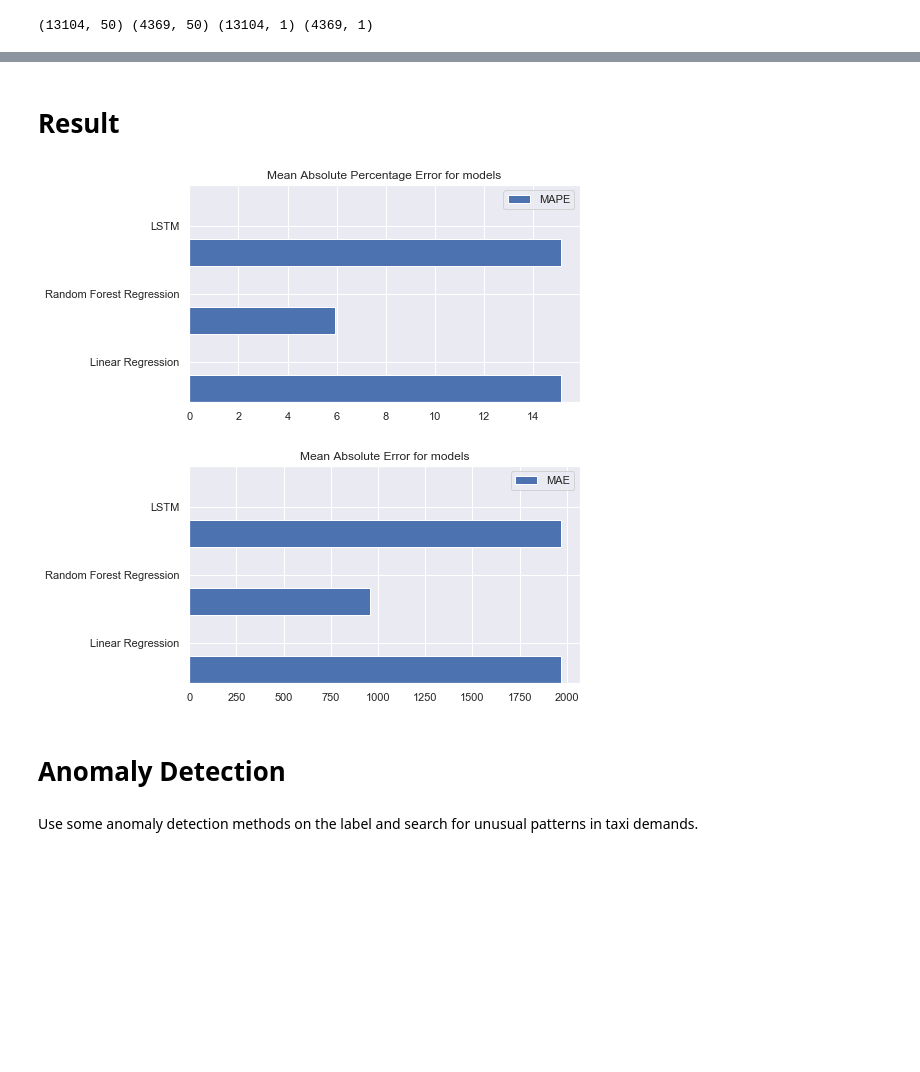
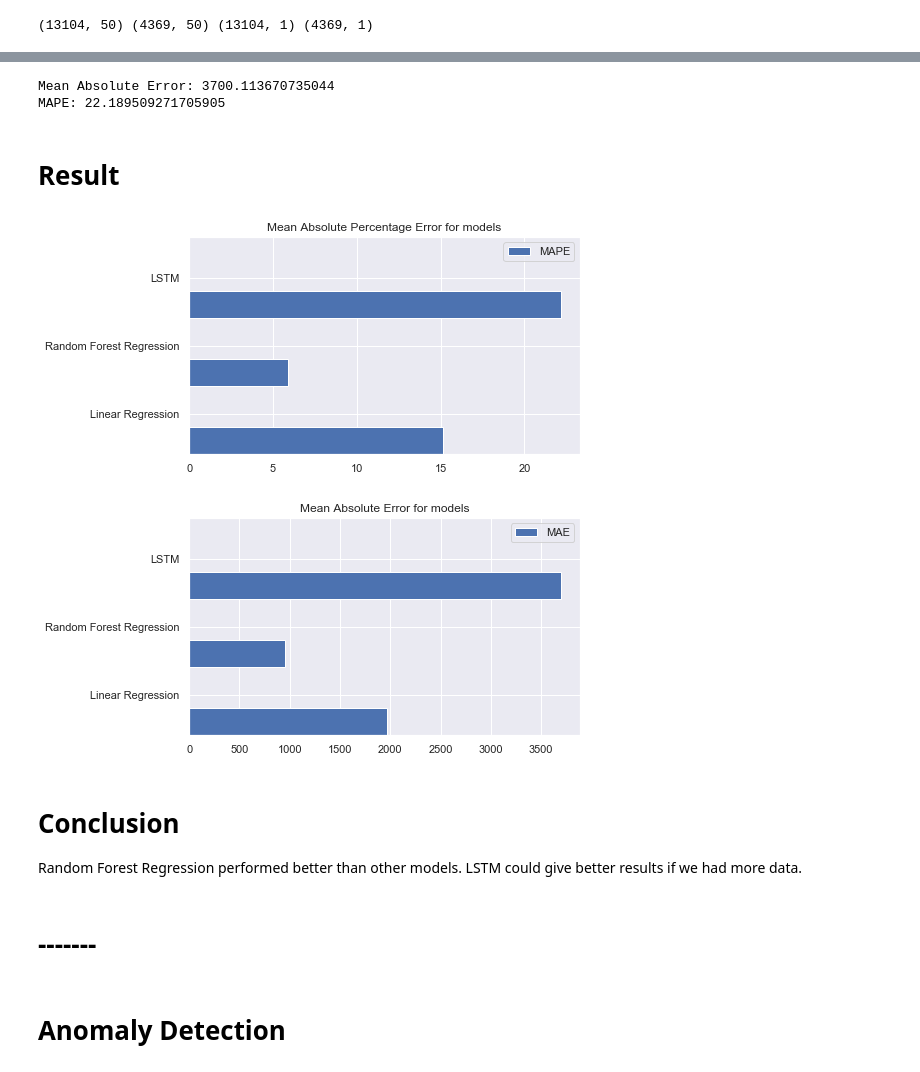
Before and after one commit to zam1ra/DS_Challenge_Taxi_Demand_Forecast, a Jupyter notebook: nyc_taxi_demand_forecasting/New York Taxi Demand Forecast .ipynb, the cells around one changed output, grey strips where cells are left out. Saved outputs shown, nothing was run; the diff lists cells and outputs as text; code cells hidden in the pictures; blank space fills up the shorter version.

Commit message:
anomaly detection

```diff
--- a/nyc_taxi_demand_forecasting/New York Taxi Demand Forecast .ipynb
+++ b/nyc_taxi_demand_forecasting/New York Taxi Demand Forecast .ipynb
@@ -585,7 +550,7 @@ model.compile(loss='mae', optimizer='adam')
 
 
 # fit network
-history = model.fit(X_train_scaled, y_train_scaled, epochs=150, batch_size=128,
+history = model.fit(X_train_scaled, y_train_scaled, epochs=50, batch_size=70,
                     validation_data=(X_test_scaled, y_test_scaled), verbose=2, shuffle=False)
 # %% [output]
 Train on 13104 samples, validate on 4369 samples
@@ -620,6 +596,9 @@ mae_errors_lstm = mean_absolute_error(y_test, y_pred)
 
 print('Mean Absolute Error:', mae_errors_lstm)
 print('MAPE:', mape_errors_lstm )
+# %% [output]
+Mean Absolute Error: 3700.113670735044
+MAPE: 22.189509271705905
 # %% [markdown]
 # Result
 # %%
@@ -633,31 +612,35 @@ mae_errors.append(mae_errors_rfr)
 mape_errors.append(mape_errors_lstm)
 mae_errors.append(mae_errors_lstm)
 # %%
-df = pd.DataFrame(dict(graph=['Linear Regression','Random Forest Regression', 'LSTM'],
+results = pd.DataFrame(dict(graph=['Linear Regression','Random Forest Regression', 'LSTM'],
                            n=mape_errors, m=mae_errors))
-ind = np.arange(len(df))
+ind = np.arange(len(results))
 fig, ax = plt.subplots()
 width=0.4
-ax.barh(ind, df.n, 0.4, label='MAPE')
+ax.barh(ind, results.n, 0.4, label='MAPE')
 fig.set_figwidth(7)
 plt.title("Mean Absolute Percentage Error for models")
-ax.set(yticks=ind + width, yticklabels=df.graph, ylim=[2*width - 1, len(df)])
+ax.set(yticks=ind + width, yticklabels=results.graph, ylim=[2*width - 1, len(results)])
 ax.legend()
 plt.show()
 # %% [output]
-[figure, old version]
+[figure, new version]
 # %%
-ind = np.arange(len(df))
+ind = np.arange(len(results))
 fig, ax = plt.subplots()
-ax.barh(ind, df.m, 0.4, label='MAE')
+ax.barh(ind, results.m, 0.4, label='MAE')
 fig.set_figwidth(7)
 plt.title("Mean Absolute Error for models")
-ax.set(yticks=ind + width, yticklabels=df.graph, ylim=[2*width - 1, len(df)])
+ax.set(yticks=ind + width, yticklabels=results.graph, ylim=[2*width - 1, len(results)])
 ax.legend()
 plt.show()
 # %% [output]
-[figure, old version]
+[figure, new version]
+# %% [markdown]
+# Conclusion
+
+Random Forest Regression performed better than other models. LSTM could give better results if we had more data.
+# %% [markdown]
+# -------
 # %% [markdown]
 # Anomaly Detection
-# %% [markdown]
-Use some anomaly detection methods on the label and search for unusual patterns in taxi demands.
```
Also changed, not shown: parts of 47 cells of this notebook.
